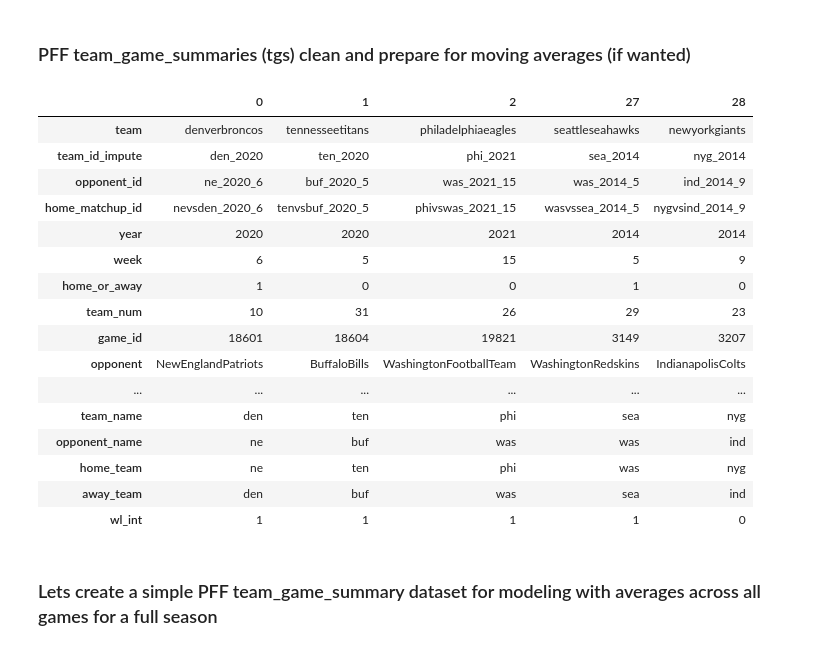
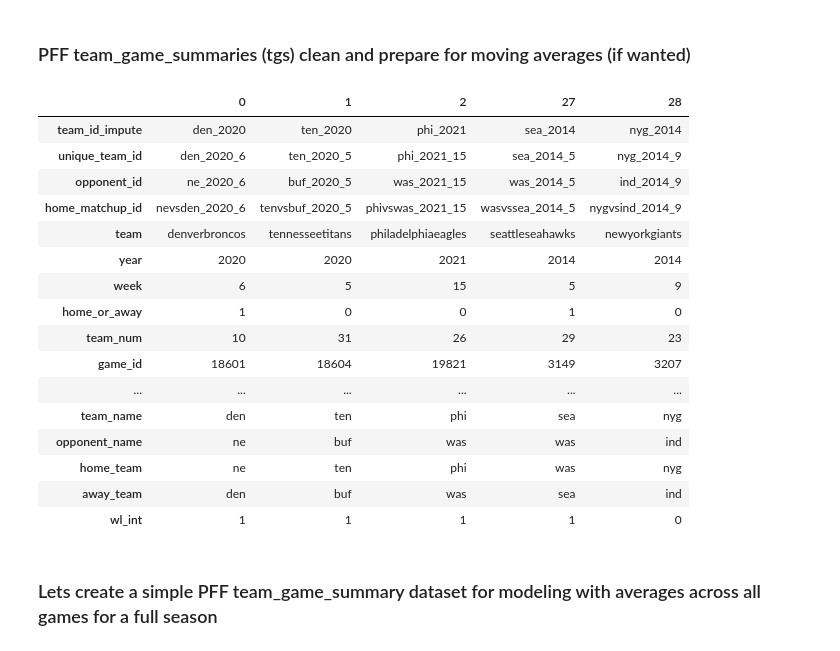
Before and after one commit to ajakks/nfl_models, a Jupyter notebook: create_modeling_data_sample.ipynb, the cells around one changed output. Saved outputs shown, nothing was run; the diff lists cells and outputs as text; code cells hidden in the pictures.

```diff
--- a/create_modeling_data_sample.ipynb
+++ b/create_modeling_data_sample.ipynb
@@ -546,44 +551,45 @@ tgs['home_team'] = tgs.apply(lambda nData: home_team(nData), axis=1)
 
 def away_team(nData):
     if str('@') in nData['home_or_away']:
         return nData['team_name']
     else:
         return nData['opponent_name']
 
 tgs['away_team'] = tgs.apply(lambda nData: away_team(nData), axis=1)
 
 def clean_pff_team_summ(df):
 ##  basic scrubbing to clean data ##
 
     df['year'] = df['year'].astype(str)
     df['week'] = df['week'].astype(str)
     df['home_or_away']=np.where(df['home_or_away'] == "@", 1, 0)
     df['wl_int'] = np.where(df['wl'] == "W", 1, 0)
     df=df.replace('-','', regex=True)
     df=df.replace(' ','', regex=True)
 
 
     ##  create our unique ids  ##
-    df.insert(1, "team_id_impute", (df['team_name']+'_'+df['year']))
+    df.insert(0, "team_id_impute", (df['team_name']+'_'+df['year']))
+    df.insert(1, "unique_team_id", (df['team_name']+'_'+df['year']+'_'+df['week']))
     df.insert(2, "opponent_id", (df['opponent_name']+'_'+df['year']+'_'+df['week']))
     df.insert(3, "home_matchup_id", (df['home_team']+'vs'+df['away_team']+'_'+df['year']+'_'+df['week']))
 
     return df
 
 tgs_clean = clean_pff_team_summ(tgs)
 tgs_clean.head().T
 # %% [output]
 |  | 0 | 1 | 2 | 27 | 28 |
-| team | denverbroncos | tennesseetitans | philadelphiaeagles | seattleseahawks | newyorkgiants |
 | team_id_impute | den_2020 | ten_2020 | phi_2021 | sea_2014 | nyg_2014 |
+| unique_team_id | den_2020_6 | ten_2020_5 | phi_2021_15 | sea_2014_5 | nyg_2014_9 |
 | opponent_id | ne_2020_6 | buf_2020_5 | was_2021_15 | was_2014_5 | ind_2014_9 |
 | home_matchup_id | nevsden_2020_6 | tenvsbuf_2020_5 | phivswas_2021_15 | wasvssea_2014_5 | nygvsind_2014_9 |
+| team | denverbroncos | tennesseetitans | philadelphiaeagles | seattleseahawks | newyorkgiants |
 | year | 2020 | 2020 | 2021 | 2014 | 2014 |
 | week | 6 | 5 | 15 | 5 | 9 |
 | home_or_away | 1 | 0 | 0 | 1 | 0 |
 | team_num | 10 | 31 | 26 | 29 | 23 |
 | game_id | 18601 | 18604 | 19821 | 3149 | 3207 |
-| opponent | NewEnglandPatriots | BuffaloBills | WashingtonFootballTeam | WashingtonRedskins | IndianapolisColts |
 | ... | ... | ... | ... | ... | ... |
 | team_name | den | ten | phi | sea | nyg |
 | opponent_name | ne | buf | was | was | ind |
```
Also changed, not shown: parts of 13 cells of this notebook, 1 other file.
